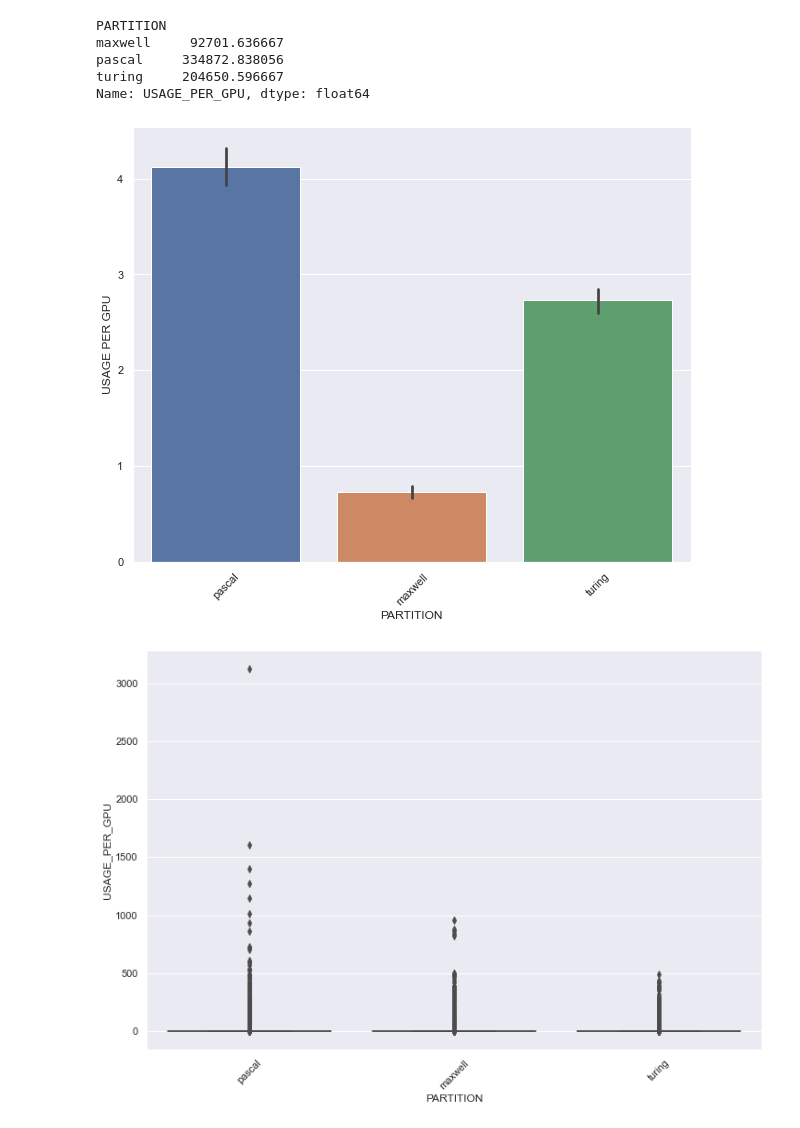
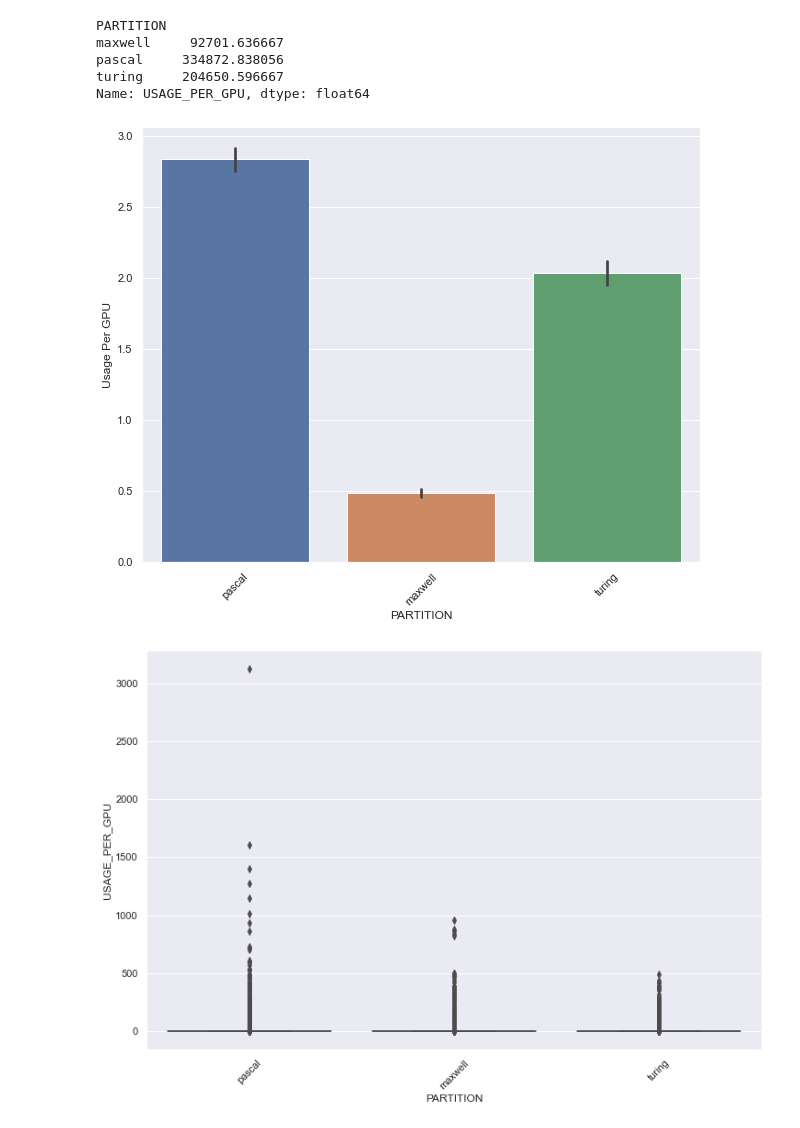
Before and after one commit to ashamaheshwari/accre_vanderbilt_project, a Jupyter notebook: AM_ACCRE.ipynb, the cells around one changed output. Cells and saved outputs as stored; diff of their text form; code cells hidden in the pictures.

Commit message:
Working on questions and visuals

```diff
--- a/AM_ACCRE.ipynb
+++ b/AM_ACCRE.ipynb
@@ -240,0 +264,8 @@ Name: USEDTIME_Hours, Length: 265, dtype: float64
+# %%
+sns.set(font_scale=2)
+plt.figure(figsize = (22,15))
+sns.barplot(data = ACCRE_Completed.groupby(['ACCOUNT', 'PARTITION'])['USEDTIME_Hours'].sum().sort_values(ascending= False).head(8).to_frame().reset_index(), x ='ACCOUNT',
+            y='USEDTIME_Hours', hue = 'PARTITION')
+plt.ylabel('Used Time (in Hours)')
+plt.xlabel('Account')
+plt.xticks(rotation =45);
@@ -298,11 +329,11 @@ Name: USAGE_PER_GPU, dtype: float64
 # %%
 sns.set(font_scale=1)
 plt.figure(figsize=(10, 8))
-ax = sns.barplot(x='PARTITION', y='USAGE_PER_GPU', data=gpu_completed_df_q3)
-ax.set(ylabel='USAGE PER GPU')
+ax = sns.barplot(x='PARTITION', y='USEDTIME_Hours', data=gpu_completed_df_q3)
+ax.set(ylabel='Usage Per GPU')
 plt.xticks(rotation = 45);
 # %% [output]
-[figure, old version]
+[figure, new version]
 # %%
 fig, ax = plt.subplots(figsize = (12,8))
 sns.boxplot(data = gpu_completed_df_q3 , x ='PARTITION', y ='USAGE_PER_GPU')
```
Also changed, not shown: parts of 14 cells of this notebook.
